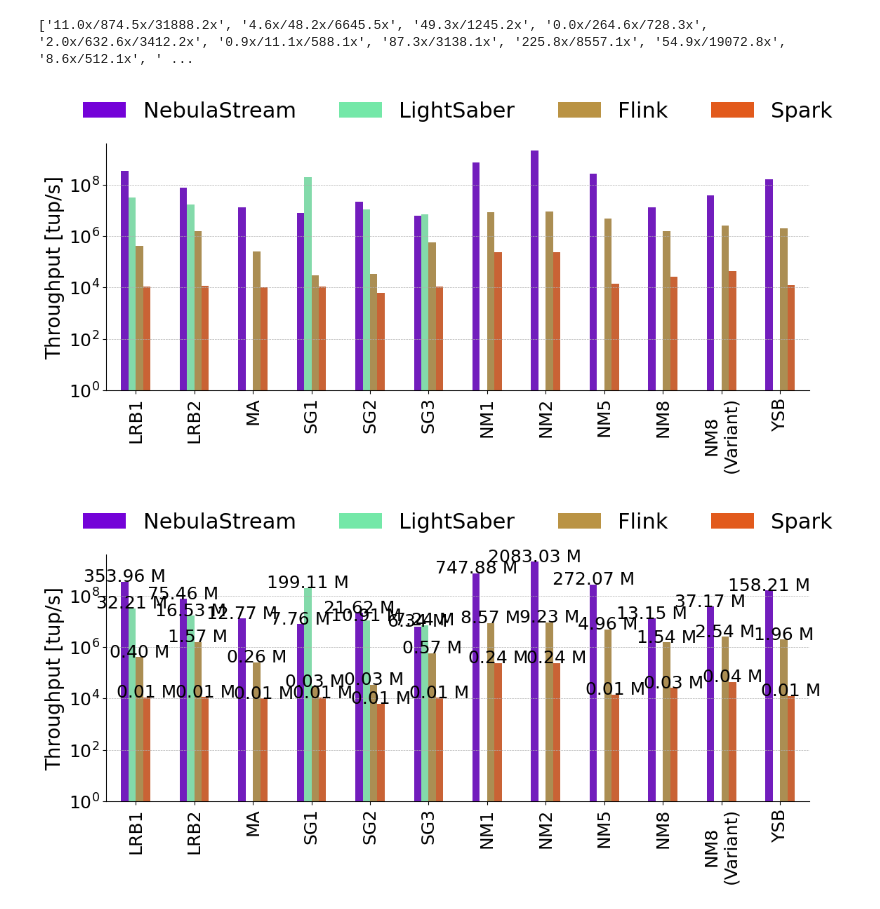
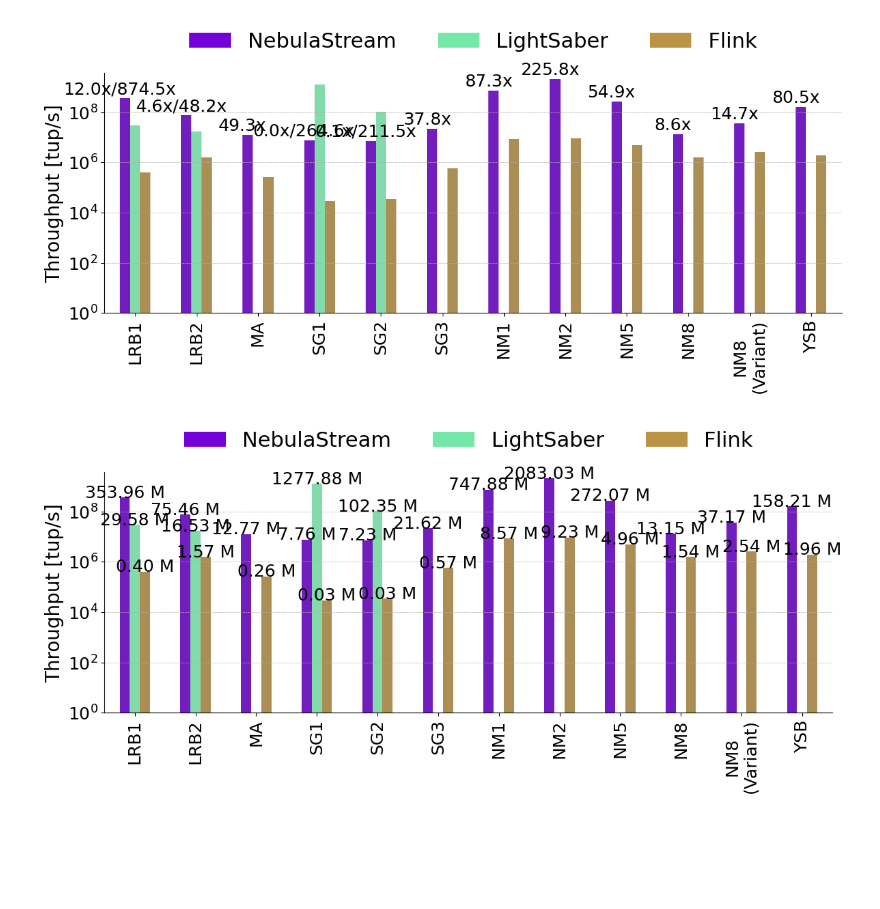
Before and after one commit to keyseven123/engine-statemanagement-paper, a Jupyter notebook: scripts/benchmarking/e2e/plots/SystemComparisonPlots.ipynb, the cells around one changed output. Saved outputs shown, nothing was run; the diff lists cells and outputs as text; code cells hidden in the pictures; blank space fills up the shorter version.

Commit message:
feat(Spark / Lightsaber): Added lightsaber from SZ and Spark experiments

```diff
--- a/scripts/benchmarking/e2e/plots/SystemComparisonPlots.ipynb
+++ b/scripts/benchmarking/e2e/plots/SystemComparisonPlots.ipynb
@@ -104,15 +80,14 @@ df_concatenated
 noThreads = 24
 cacheType = "SECOND_CHANCE"
 df_filtered = df_concatenated[df_concatenated['parallelism'] == noThreads]
-df_filtered = df_filtered[(df_filtered['system'] == 'Spark') | (df_filtered['system'] == 'LightSaber') | (df_filtered['system'] == 'Flink') | ((df_filtered['system'] == 'NebulaStream') & (df_filtered['sliceCacheType'] == cacheType))]
-#df_filtered = df_filtered[(df_filtered['system'] == 'Spark') | ((df_filtered['system'] == 'NebulaStream') & (df_filtered['sliceCacheType'] == cacheType))]
+df_filtered = df_filtered[(df_filtered['system'] == 'LightSaber') | (df_filtered['system'] == 'Flink') | ((df_filtered['system'] == 'NebulaStream') & (df_filtered['sliceCacheType'] == cacheType))]
 #x_order = ["CM1", "CM2", "LRB1", "LRB2", "MA", "SG1", "SG2", "SG3", "NM1", "NM2", "NM5", "NM8\n(Variant)", "NM8", "YSB1k", "YSB10k"]
 x_order = ["LRB1", "LRB2", "MA", "SG1", "SG2", "SG3", "NM1", "NM2", "NM5", "NM8", "NM8\n(Variant)", "YSB"]
 
 #df_filtered = df_concatenated
 # Create and save the bar plot
 plt.figure(figsize=(12, 6))
-ax = sns.barplot(data=df_filtered, x='query_name', y='tuplesPerSecond', hue='system', palette=custom_palette, hue_order=hue_order, order=x_order, dodge=0.2, width=0.5, legend=False, errorbar=None)
+ax = sns.barplot(data=df_filtered, x='query_name', y='tuplesPerSecond', hue='system', palette=custom_palette, hue_order=hue_order, order=x_order, dodge=0.2, width=0.5, legend=False)
 #plt.title(f'Tuples per Second for numberOfWorkerThreads == {noThreads}')
 plt.xticks(rotation=90, fontsize=18)
 plt.xlabel("")
@@ -128,19 +103,18 @@ ax.spines['right'].set_visible(False)
 
 patches_groups, baseline_group = split_patches(ax.patches, len(hue_order), len(x_order))
 messages = create_speedup_message(patches_groups, baseline_group)
-print(messages)
 
 # Annotate the bars
-#for pid, p in enumerate(baseline_group):
-#    ax.annotate(messages[pid],
-#                (p.get_x(), p.get_height() * 1.5),
-#                ha='center', va='center', xytext=(0, 5), fontsize = 18,
-#                textcoords='offset points', rotation=0)
+for pid, p in enumerate(baseline_group):
+    ax.annotate(messages[pid],
+                (p.get_x(), p.get_height() * 1.5),
+                ha='center', va='center', xytext=(0, 5), fontsize = 18,
+                textcoords='offset points', rotation=0)
 
 ax.legend(title='', handles=legend_handles, fontsize=22, title_fontsize=22, labels=hue_order,
     loc='upper center',
     bbox_to_anchor=(0.5, 1.25),
-    ncol=4,
+    ncol=3,
     frameon=False)
 plt.tight_layout()
 plt.savefig(os.path.join(output_dir, 'system_comparison.pdf'))
@@ -151,36 +125,35 @@ plt.close()
 #df_filtered = df_concatenated
 # Create and save the bar plot
 plt.figure(figsize=(12, 6))
-ax = sns.barplot(data=df_filtered, x='query_name', y='tuplesPerSecond', hue='system', palette=custom_palette, hue_order=hue_order, order=x_order, dodge=0.2, width=0.5, legend=False, errorbar=None)
+ax = sns.barplot(data=df_filtered, x='query_name', y='tuplesPerSecond', hue='system', palette=custom_palette, hue_order=hue_order, order=x_order, dodge=0.2, width=0.5, legend=False)
 #plt.title(f'Tuples per Second for numberOfWorkerThreads == {noThreads}')
 plt.xticks(rotation=90, fontsize=18)
 plt.xlabel("")
 plt.ylabel("Throughput [tup/s]", fontsize=20)
 plt.yticks(fontsize=18)
 plt.yscale('log')
 plt.ylim(1)
 plt.grid(True, which='major', axis='y', linestyle='--', linewidth=0.5)
 
 # Remove top and right spines
 ax.spines['top'].set_visible(False)
 ax.spines['right'].set_visible(False)
 
 # Annotate the bars with values in millions per second
 for p in ax.patches:
-        ax.annotate(f'{p.get_height() / 1e6:.2f} M',
+    ax.annotate(f'{p.get_height() / 1e6:.2f} M',
                 (p.get_x() + p.get_width() / 2., p.get_height()),
                 ha='center', va='center', xytext=(0, 5), fontsize = 18,
                 textcoords='offset points')
 
 ax.legend(title='', handles=legend_handles, fontsize=22, title_fontsize=22, labels=hue_order,
     loc='upper center',
     bbox_to_anchor=(0.5, 1.25),
-    ncol=4,
+    ncol=3,
     frameon=False)
 plt.tight_layout()
 plt.show()
 plt.close()
 # %% [output]
-['11.0x/874.5x/31888.2x', '4.6x/48.2x/6645.5x', '49.3x/1245.2x', '0.0x/264.6x/728.3x', '2.0x/632.6x/3412.2x', '0.9x/11.1x/588.1x', '87.3x/3138.1x', '225.8x/8557.1x', '54.9x/19072.8x', '8.6x/512.1x', ' ...
-[figure, old version]
+[figure, new version]
-[figure, old version]
+[figure, new version]
```
Also changed, not shown: parts of 3 cells of this notebook, 5 other files.
